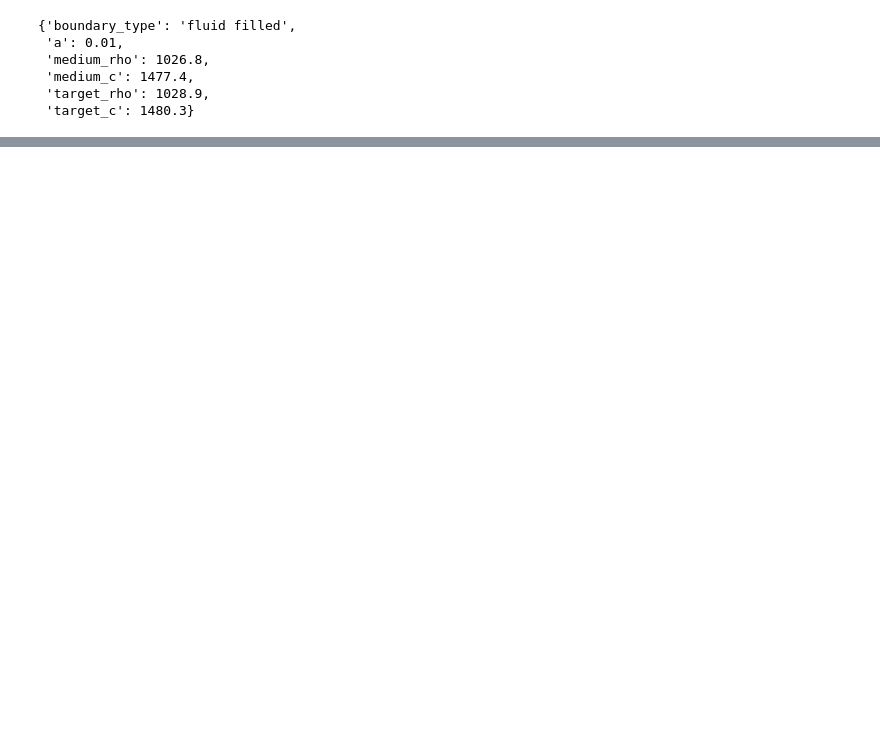
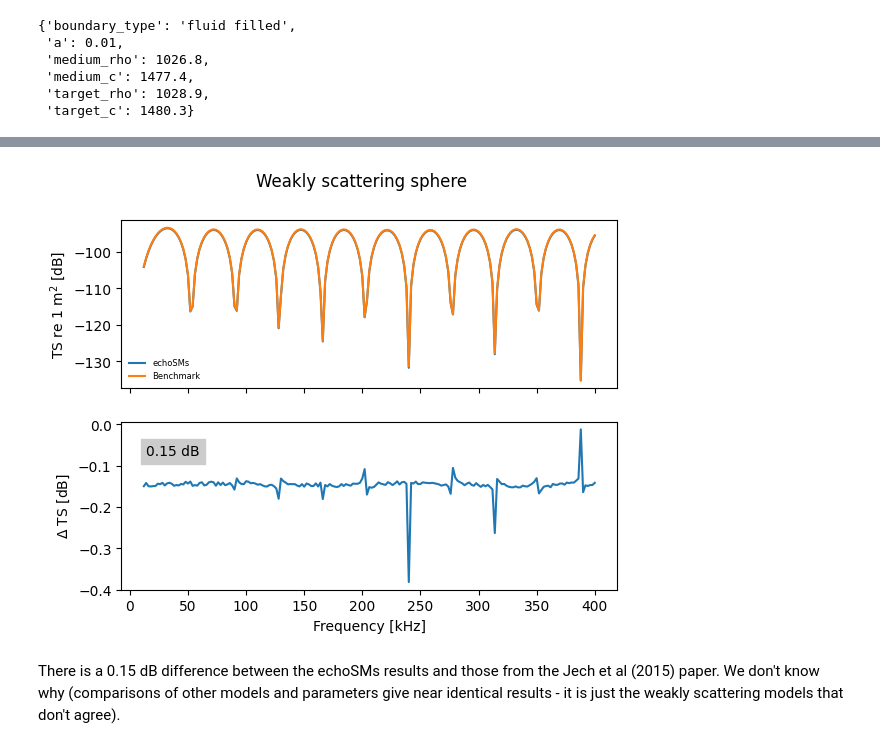
Before and after one commit to ices-tools-dev/echoSMs, a Jupyter notebook: docs/tutorial.ipynb, the cells around one changed output, grey strips where cells are left out. Drawn from its saved outputs; the diff is of its cells as text; code cells hidden in the pictures; blank space fills up the shorter version.

```diff
--- a/docs/tutorial.ipynb
+++ b/docs/tutorial.ipynb
@@ -29,0 +63,4 @@ rm.names()
+# %%
+bm = BenchmarkData()
+bmf = bm.freq_dataset  # this is a Pandas DataFrame
+bmf
@@ -30,6 +85,7 @@ rm.names()
 # %%
-p=rm.parameters('weakly scattering sphere')
-p
+
+m = rm.parameters('weakly scattering sphere')
+m
 # %% [output]
 {'boundary_type': 'fluid filled',
  'a': 0.01,
@@ -74,0 +98,4 @@ plt.plot(p['f']/1000,  ts)
+# %%
+m['f'] = bm.freq_dataset['Frequency_kHz']*1e3
+m['theta'] = 90
+m
@@ -74,0 +126,3 @@ plt.plot(p['f']/1000,  ts)
+# %%
+mod = MSSModel()
+ts = mod.calculate_ts(m)
@@ -74,0 +133,20 @@ plt.plot(p['f']/1000,  ts)
+# %%
+jech_index = np.mean(np.abs(ts - bmf['Sphere_WeaklyScattering']))
+
+fig, axs = plt.subplots(2, 1, sharex=True)
+
+axs[0].plot(m['f']/1e3, ts, label='echoSMs')
+axs[0].plot(bmf['Frequency_kHz'], bmf['Sphere_WeaklyScattering'], label='Benchmark')
+axs[0].set_ylabel('TS re 1 m$^2$ [dB]')
+axs[0].legend(frameon=False, fontsize=6)
+
+axs[1].plot(m['f']*1e-3, ts-bmf['Sphere_WeaklyScattering'])
+axs[1].set_xlabel('Frequency [kHz]')
+axs[1].set_ylabel(r'$\Delta$ TS [dB]')
+axs[1].annotate(f'{jech_index:.2f} dB', (0.05, 0.80), xycoords='axes fraction',
+                    backgroundcolor=[.8, .8, .8])
+_ = plt.suptitle('Weakly scattering sphere')
+# %% [output]
+[figure, added]
+# %% [markdown]
+There is a 0.15 dB difference between the echoSMs results and those from the Jech et al (2015) paper. We don't know why (comparisons of other models and parameters give near identical results - it is just the weakly scattering models that don't agree).
```
Also changed, not shown: parts of 21 cells of this notebook, 1 other file.
